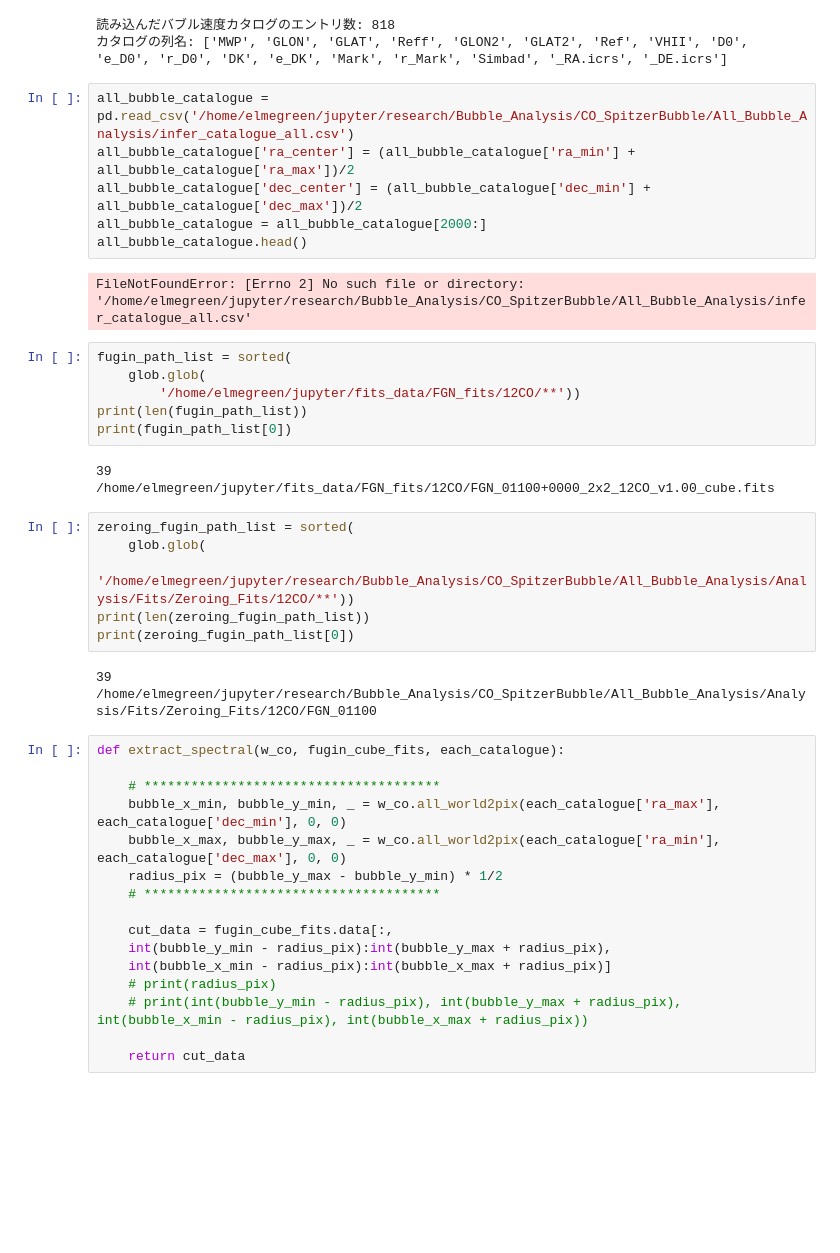
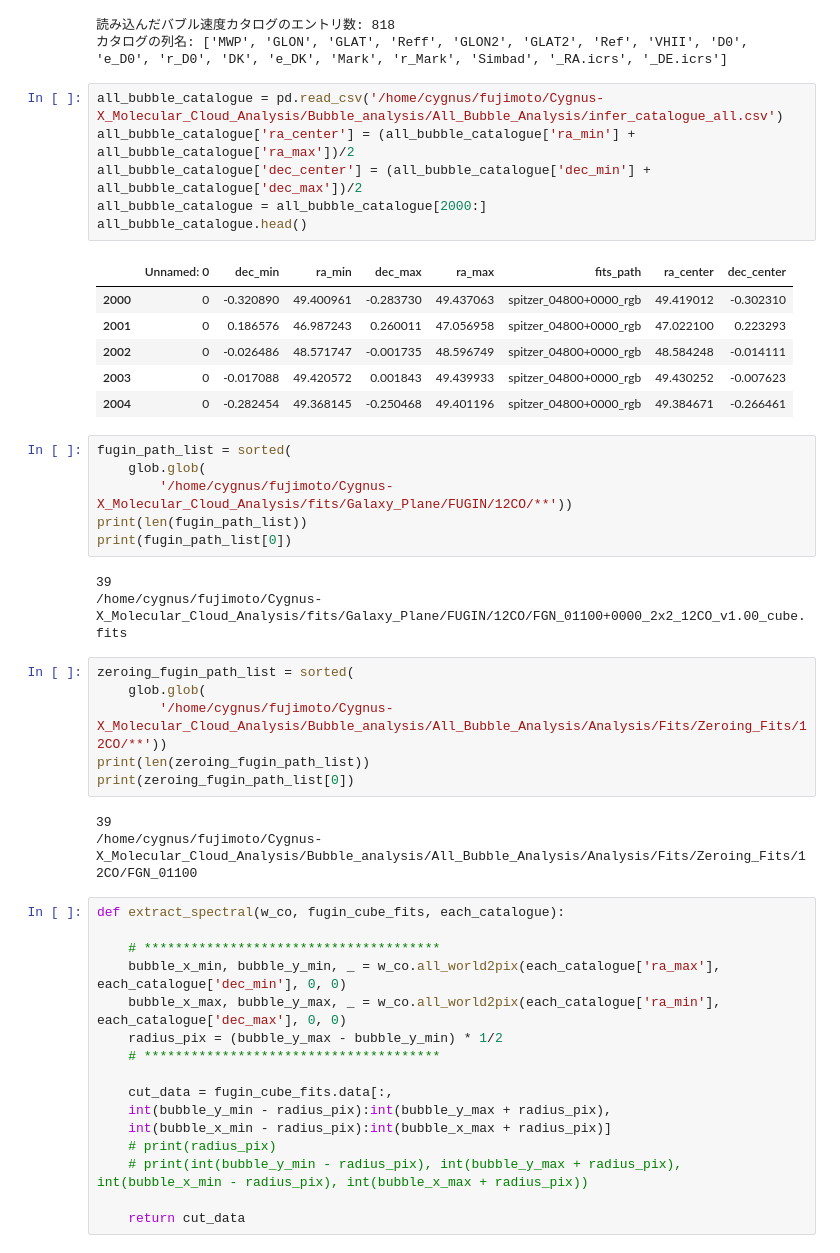
Before and after one commit to yudai-22/Cygnus-X_CAE, a Jupyter notebook: Bubble_analysis/C18Ospectrum_detection.ipynb, the cells around one changed output. Cells and saved outputs as stored; diff of their text form; blank space fills up the shorter version.

```diff
--- a/Bubble_analysis/C18Ospectrum_detection.ipynb
+++ b/Bubble_analysis/C18Ospectrum_detection.ipynb
@@ -51,31 +51,36 @@ print("カタログの列名:", bub_velocity_table.columns.tolist())
 読み込んだバブル速度カタログのエントリ数: 818
 カタログの列名: ['MWP', 'GLON', 'GLAT', 'Reff', 'GLON2', 'GLAT2', 'Ref', 'VHII', 'D0', 'e_D0', 'r_D0', 'DK', 'e_DK', 'Mark', 'r_Mark', 'Simbad', '_RA.icrs', '_DE.icrs']
 # %%
-all_bubble_catalogue = pd.read_csv('/home/elmegreen/jupyter/research/Bubble_Analysis/CO_SpitzerBubble/All_Bubble_Analysis/infer_catalogue_all.csv')
+all_bubble_catalogue = pd.read_csv('/home/cygnus/fujimoto/Cygnus-X_Molecular_Cloud_Analysis/Bubble_analysis/All_Bubble_Analysis/infer_catalogue_all.csv')
 all_bubble_catalogue['ra_center'] = (all_bubble_catalogue['ra_min'] + all_bubble_catalogue['ra_max'])/2
 all_bubble_catalogue['dec_center'] = (all_bubble_catalogue['dec_min'] + all_bubble_catalogue['dec_max'])/2
 all_bubble_catalogue = all_bubble_catalogue[2000:]
 all_bubble_catalogue.head()
 # %% [output]
-FileNotFoundError: [Errno 2] No such file or directory: '/home/elmegreen/jupyter/research/Bubble_Analysis/CO_SpitzerBubble/All_Bubble_Analysis/infer_catalogue_all.csv'
+|  | Unnamed: 0 | dec_min | ra_min | dec_max | ra_max | fits_path | ra_center | dec_center |
+| 2000 | 0 | -0.320890 | 49.400961 | -0.283730 | 49.437063 | spitzer_04800+0000_rgb | 49.419012 | -0.302310 |
+| 2001 | 0 | 0.186576 | 46.987243 | 0.260011 | 47.056958 | spitzer_04800+0000_rgb | 47.022100 | 0.223293 |
+| 2002 | 0 | -0.026486 | 48.571747 | -0.001735 | 48.596749 | spitzer_04800+0000_rgb | 48.584248 | -0.014111 |
+| 2003 | 0 | -0.017088 | 49.420572 | 0.001843 | 49.439933 | spitzer_04800+0000_rgb | 49.430252 | -0.007623 |
+| 2004 | 0 | -0.282454 | 49.368145 | -0.250468 | 49.401196 | spitzer_04800+0000_rgb | 49.384671 | -0.266461 |
 # %%
 fugin_path_list = sorted(
     glob.glob(
-        '/home/elmegreen/jupyter/fits_data/FGN_fits/12CO/**'))
+        '/home/cygnus/fujimoto/Cygnus-X_Molecular_Cloud_Analysis/fits/Galaxy_Plane/FUGIN/12CO/**'))
 print(len(fugin_path_list))
 print(fugin_path_list[0])
 # %% [output]
 39
-/home/elmegreen/jupyter/fits_data/FGN_fits/12CO/FGN_01100+0000_2x2_12CO_v1.00_cube.fits
+/home/cygnus/fujimoto/Cygnus-X_Molecular_Cloud_Analysis/fits/Galaxy_Plane/FUGIN/12CO/FGN_01100+0000_2x2_12CO_v1.00_cube.fits
 # %%
 zeroing_fugin_path_list = sorted(
     glob.glob(
-        '/home/elmegreen/jupyter/research/Bubble_Analysis/CO_SpitzerBubble/All_Bubble_Analysis/Analysis/Fits/Zeroing_Fits/12CO/**'))
+        '/home/cygnus/fujimoto/Cygnus-X_Molecular_Cloud_Analysis/Bubble_analysis/All_Bubble_Analysis/Analysis/Fits/Zeroing_Fits/12CO/**'))
 print(len(zeroing_fugin_path_list))
 print(zeroing_fugin_path_list[0])
 # %% [output]
 39
-/home/elmegreen/jupyter/research/Bubble_Analysis/CO_SpitzerBubble/All_Bubble_Analysis/Analysis/Fits/Zeroing_Fits/12CO/FGN_01100
+/home/cygnus/fujimoto/Cygnus-X_Molecular_Cloud_Analysis/Bubble_analysis/All_Bubble_Analysis/Analysis/Fits/Zeroing_Fits/12CO/FGN_01100
 # %%
 def extract_spectral(w_co, fugin_cube_fits, each_catalogue):
 
```
Also changed, not shown: parts of 1 cell of this notebook.
